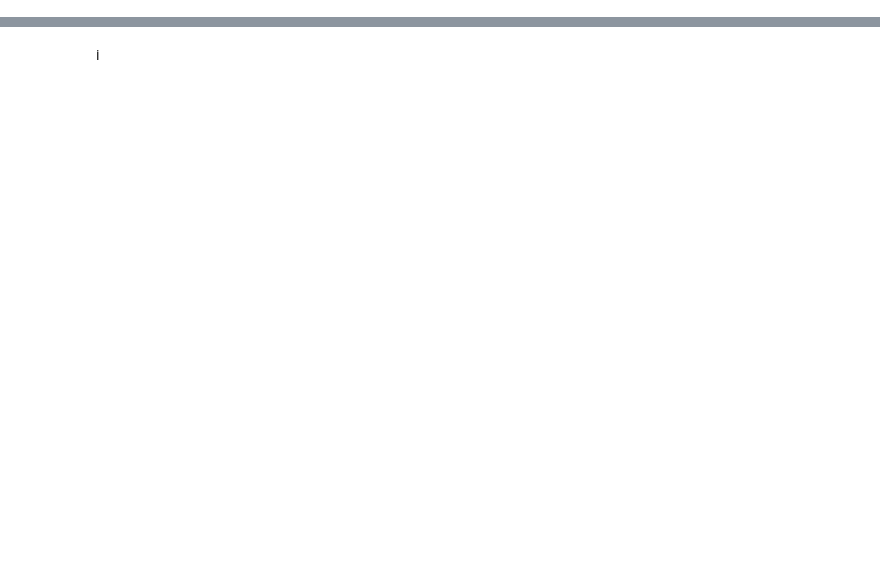
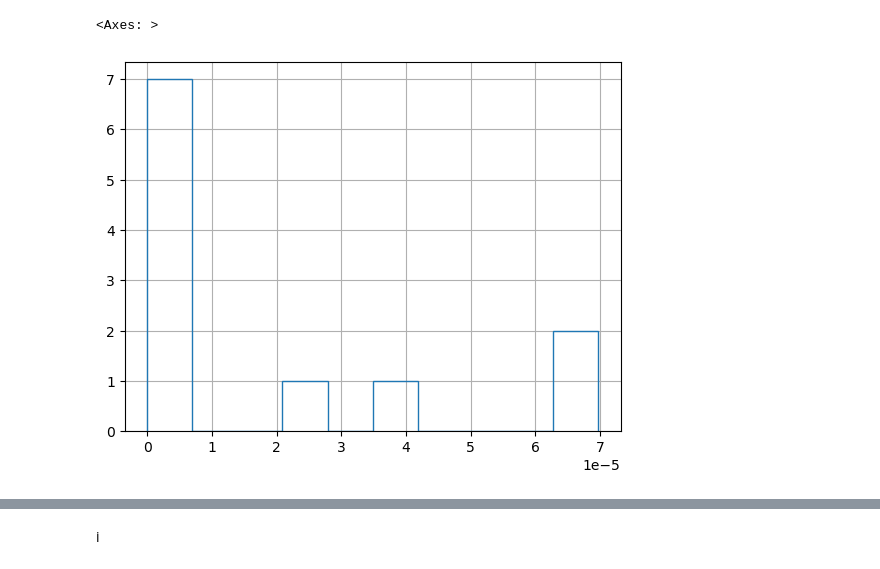
Before and after one commit to pawel21/Computer_vision_for_MAGIC, a Jupyter notebook: notebooks/quality_img.ipynb, the cells around one changed output, grey strips where cells are left out. Drawn from its saved outputs; the diff is of its cells as text; code cells hidden in the pictures; blank space fills up the shorter version.

```diff
--- a/notebooks/quality_img.ipynb
+++ b/notebooks/quality_img.ipynb
@@ -103,6 +104,19 @@ def extract_all_features(img):
     # Fraction of very bright pixels
     features['bright_fraction'] = np.sum(valid > 220) / len(valid)
 
+    h, w = img.shape[:2]
+    top = img[0:h // 3, :]
+
+    hsv = cv2.cvtColor(top, cv2.COLOR_BGR2HSV)
+    h_ch, s_ch, v_ch = cv2.split(hsv)
+
+    mean_sat = float(np.mean(s_ch))
+    mean_val = float(np.mean(v_ch))
+    std_val = float(np.std(v_ch))
+    overexp_pct = float(np.sum(v_ch > 250) / v_ch.size * 100)
+
+    features['over_exposure_pct'] = overexp_pct
+
     return features
 
 def extract_feature(img):
@@ -154,4 +168,27 @@ def extract_feature(img):
 
 
     return features
+
+def get_df_features(files_path):
+    images, timestamps, labels, fnames = [], [], [], []
+
+    for f in files[::5]:
+        images.append(cv2.imread(str(f)))
+        ts = parse_timestamp(f)
+        labels.append(ts.strftime("%d/%m\n%H:%M"))
+        fnames.append(f.name)
+
+    all_features = []
+    features_names = None
+
+    for img in images:
+        feats = extract_all_features(img)
+        all_features.append(feats)
+        if features_names is None:
+            features_names = list(feats.keys())
+    df = pd.DataFrame(all_features)
+    df['fnames'] = fnames
+    df['label'] = labels
+
+    return df
 # %%
@@ -162,0 +283,6 @@ files = sorted(img_dir.glob("IRCamM1T*.jpg"))
+# %%
+#df_feat_11_10["warm_bright_fraction"].hist(histtype='step')
+df_feat_11_12["warm_bright_fraction"].hist(histtype='step')
+# %% [output]
+<Axes: >
+[figure, added]
```
Also changed, not shown: parts of 15 cells of this notebook, 1 other file.
